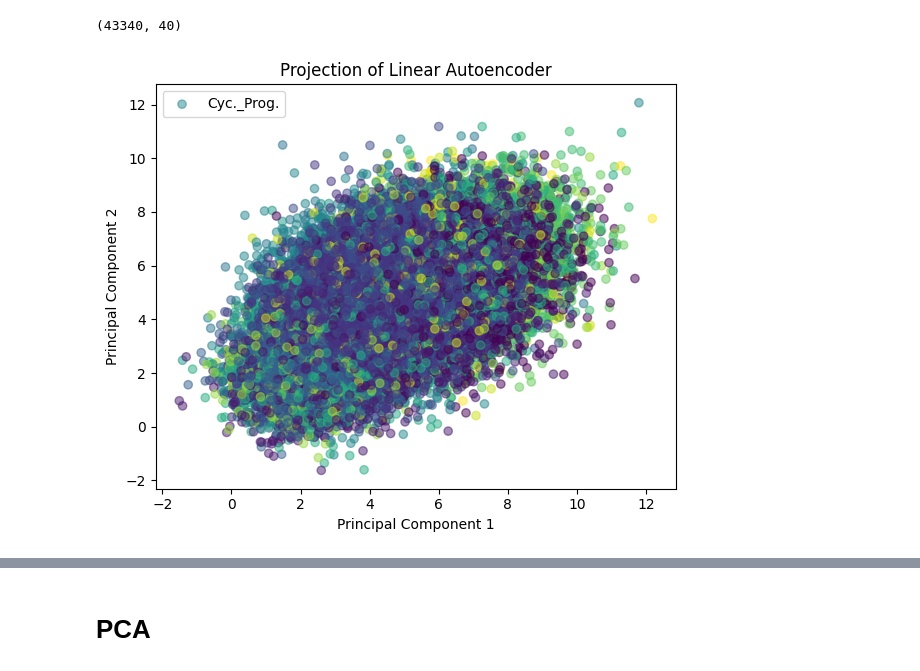
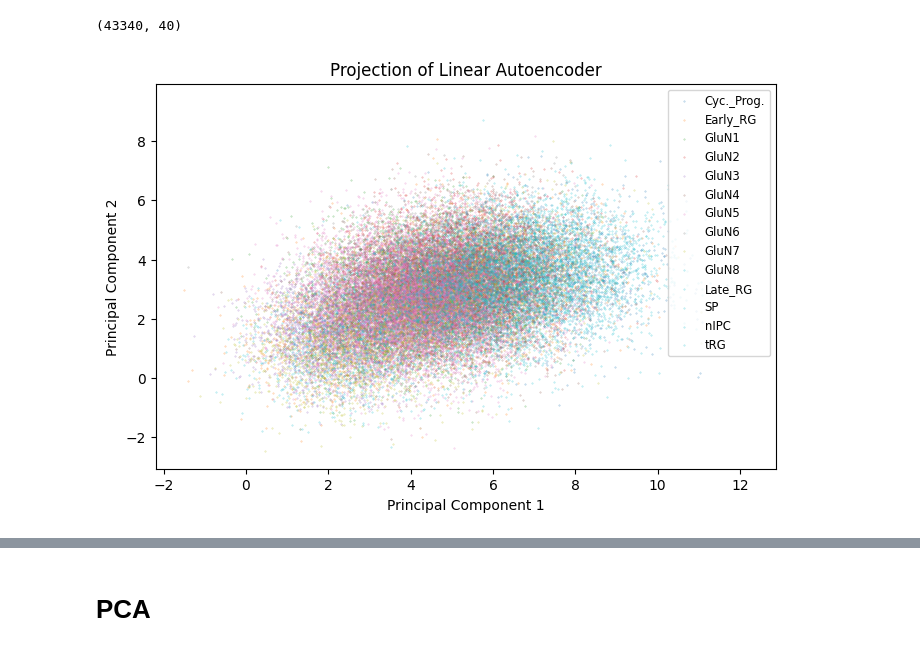
Before and after one commit to emilyguancamole/genome_encoder, a Jupyter notebook: embeddings.ipynb, the cells around one changed output, grey strips where cells are left out. Drawn from its saved outputs; the diff is of its cells as text; code cells hidden in the pictures.

```diff
--- a/embeddings.ipynb
+++ b/embeddings.ipynb
@@ -9,18 +11,18 @@ embeddings = np.vstack(embedding_list)
 metadata = pd.read_csv('Trevino_meta.csv', index_col=0)
 
 print(embeddings.shape)
-
 labels = metadata['x']
 unique_labels = np.unique(labels)
-color_map = {label: i for i, label in enumerate(unique_labels)}
-colors = labels.map(color_map)
+color_map = plt.get_cmap('tab10')
 
-plt.figure(figsize=(6, 5))
-scatter = plt.scatter(embeddings[:, 0], embeddings[:, 2], c = colors, alpha=0.5)
-plt.title('Projection of First 2 Embeddings')
+plt.figure(figsize=(8, 5))
+for i, label in enumerate(unique_labels):
+    mask = (labels == label)
+    plt.scatter(embeddings[mask, 0], embeddings[mask, 1], color=color_map(i), label=label, alpha=0.5, s=0.1)
+plt.legend(fontsize='small')
+
+plt.title('Projection of Linear Autoencoder')
 plt.xlabel('Principal Component 1')
 plt.ylabel('Principal Component 2')
-plt.legend(color_map)
-plt.tight_layout()
 plt.show()
 # %% [output]
@@ -29,23 +31,24 @@ plt.show()
 # %%
 embedding_list = np.load('embedding_list_linear.npy')
 embeddings = np.vstack(embedding_list)
 metadata = pd.read_csv('Trevino_meta.csv', index_col=0)
 
 print(embeddings.shape)
 
 labels = metadata['x']
 unique_labels = np.unique(labels)
-color_map = {label: i for i, label in enumerate(unique_labels)}
-colors = labels.map(color_map)
+color_map = plt.get_cmap('tab10')
 
-plt.figure(figsize=(6, 5))
-scatter = plt.scatter(embeddings[:, 0], embeddings[:, 2], c = colors, alpha=0.5)
+plt.figure(figsize=(8, 5))
+for i, label in enumerate(unique_labels):
+    mask = (labels == label)
+    plt.scatter(embeddings[mask, 0], embeddings[mask, 1], color=color_map(i), label=label, alpha=0.5, s=0.1)
+plt.legend(fontsize='small')
+
 plt.title('Projection of Linear Autoencoder')
 plt.xlabel('Principal Component 1')
 plt.ylabel('Principal Component 2')
-plt.legend(color_map)
-plt.tight_layout()
 plt.show()
 # %% [output]
 (43340, 40)
-[figure, old version]
+[figure, new version]
```
Also changed, not shown: parts of 4 cells of this notebook, 2 other files.
